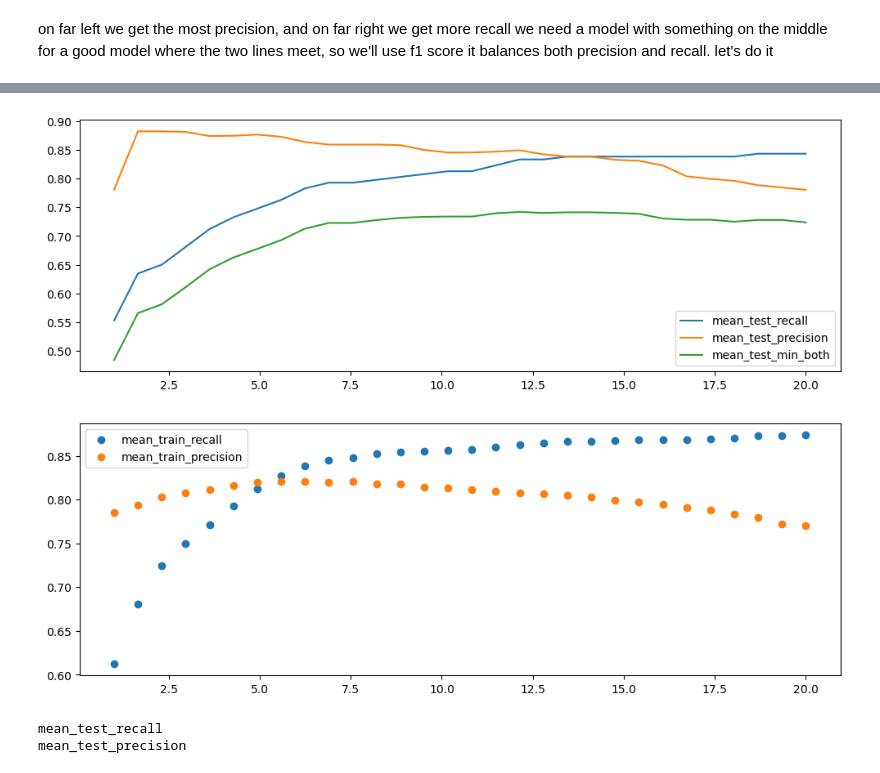
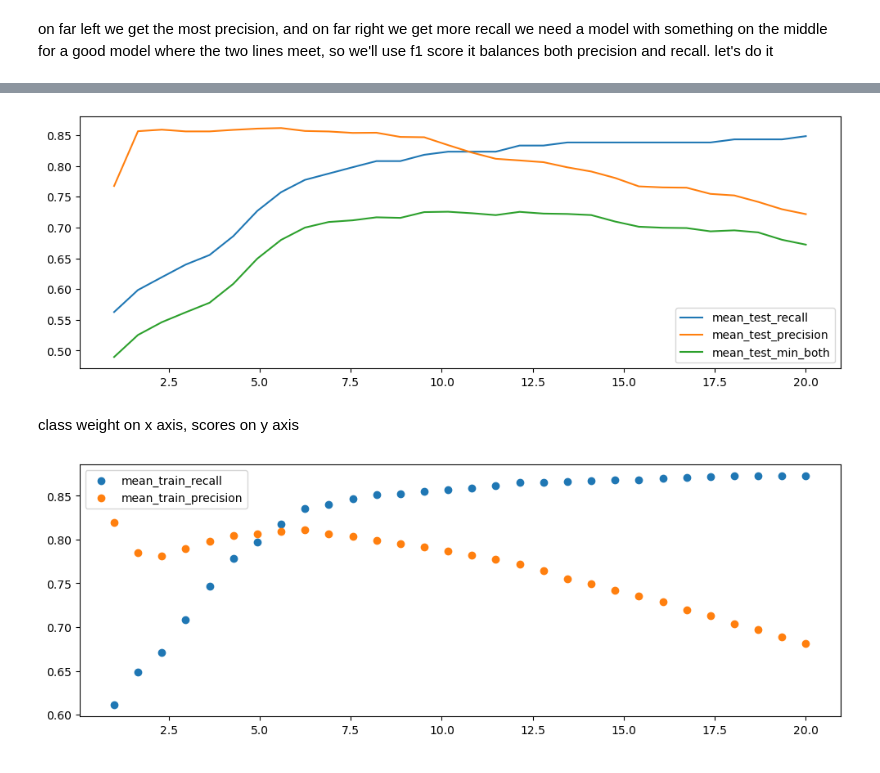
Before and after one commit to muhammadhananbaloch/Machine-Learning-Python, a Jupyter notebook: Scikit Learn/metrics.ipynb, the cells around one changed output, grey strips where cells are left out. Cells and saved outputs as stored; diff of their text form; code cells hidden in the pictures.

Commit message:
Make our function useful without make scorer and add sample weight.

```diff
--- a/Scikit Learn/metrics.ipynb
+++ b/Scikit Learn/metrics.ipynb
@@ -138,10 +136,10 @@ pd.DataFrame(grid.cv_results_).head()
 5 rows × 56 columns
 # %%
 plt.figure(figsize=(12, 4))
-df = pd.DataFrame(grid.cv_results_)
+df_results = pd.DataFrame(grid.cv_results_)
 for score in ['mean_test_recall', 'mean_test_precision']:
-    plt.plot([_[1] for _ in df['param_class_weight']],
-            df[score],
+    plt.plot([_[1] for _ in df_results['param_class_weight']],
+            df_results[score],
             label=score)
 # %% [output]
 [figure]
@@ -149,7 +147,9 @@ for score in ['mean_test_recall', 'mean_test_precision']:
 on far left we get the most precision, and on far right we get more recall we need a model with something on the middle for a good model where the two lines meet, so we'll use f1 score it balances both precision and recall.
 let's do it
 # %%
-def min_precision_score(y_true, y_pred):
+def min_recall_precision(y_true, y_pred):
     recall = recall_score(y_true, y_pred)
     precision = precision_score(y_true, y_pred)
     return min(recall, precision)
+# make_scorer(min_recall_precision, greater_is_better=False)
+# ?make_scorer
@@ -155,0 +161,6 @@ def min_precision_score(y_true, y_pred):
+# %%
+def min_recall_precision(estimator, X, y_true, sample_weight=None):
+    y_pred = est.predict(X)
+    recall = recall_score(y_true, y_pred)
+    precision = precision_score(y_true, y_pred)
+    return min(recall, precision)
@@ -157,7 +171,8 @@ def min_precision_score(y_true, y_pred):
 from sklearn.model_selection import GridSearchCV
 from sklearn.metrics import precision_score, recall_score, make_scorer
 
-def min_precision_score(y_true, y_pred):
+def min_recall_precision(est, X, y_true, sample_weight=None): # sample weight are the rows that should be given more attention
+    y_pred = est.predict(X)
     recall = recall_score(y_true, y_pred)
     precision = precision_score(y_true, y_pred)
     return min(recall, precision)
@@ -167,10 +182,10 @@ grid = GridSearchCV(
     param_grid={'class_weight': [{0: 1, 1: v} for v in np.linspace(1, 20, 30)]}, #linspace should give higher resolution on the effect of class weight
     scoring={'precision': make_scorer(precision_score),
              'recall': make_scorer(recall_score),
-            'min_both': make_scorer(min_precision_score)},
+            'min_both': min_recall_precision},
     refit= 'min_both', # choose the best model best on this score
     return_train_score=True,
     cv=10, # more cross validation means accurate metrics but longer to run
     n_jobs=-1 # grid search occurs in parallel
 )
-grid.fit(X, y)
+grid.fit(X, y, sample_weight=np.log(1 + df['Amount']));
@@ -195,26 +194,22 @@ GridSearchCV(cv=10, estimator=LogisticRegression(max_iter=1000), n_jobs=-1,
 # %%
 plt.figure(figsize=(12, 4))
-df = pd.DataFrame(grid.cv_results_)
+df_results = pd.DataFrame(grid.cv_results_)
 for score in ['mean_test_recall', 'mean_test_precision', 'mean_test_min_both']:
-    plt.plot([_[1] for _ in df['param_class_weight']],
-            df[score],
+    plt.plot([_[1] for _ in df_results['param_class_weight']],
+            df_results[score],
             label=score)
 plt.legend();
 # %% [output]
-[figure, old version]
+[figure, new version]
+# %% [markdown]
+class weight on x axis, scores on y axis
 # %%
 plt.figure(figsize=(12, 4))
-df = pd.DataFrame(grid.cv_results_)
+df_results = pd.DataFrame(grid.cv_results_)
 for score in ['mean_train_recall', 'mean_train_precision']:
-    plt.scatter([_[1] for _ in df['param_class_weight']],
-            df[score.replace('test', 'train')],
+    plt.scatter([_[1] for _ in df_results['param_class_weight']],
+            df_results[score.replace('test', 'train')],
             label=score)
 plt.legend();
 # %% [output]
-[figure, old version]
+[figure, new version]
-# %%
-for score in ['mean_test_recall', 'mean_test_precision']:
-    print(score)
-# %% [output]
-mean_test_recall
-mean_test_precision
```
Also changed, not shown: parts of 12 cells of this notebook.
